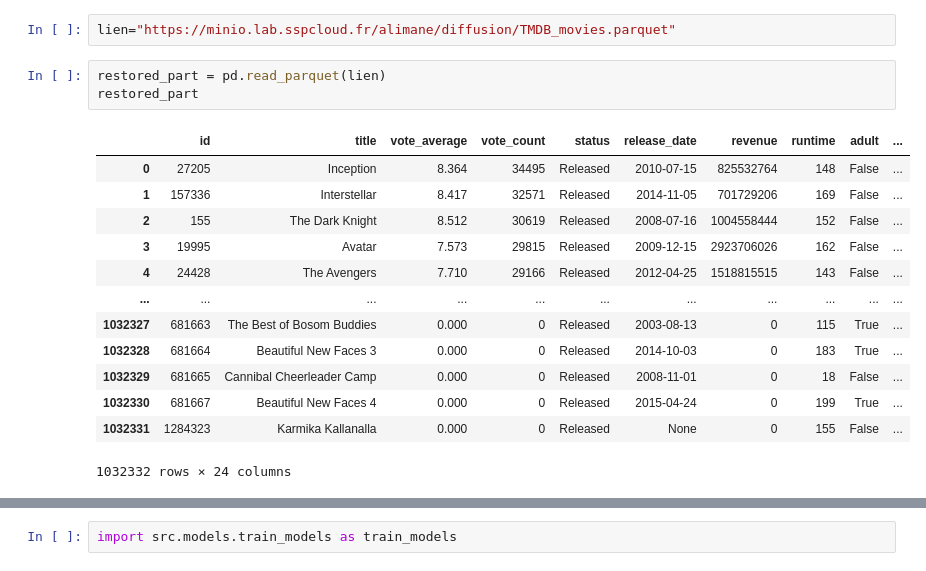
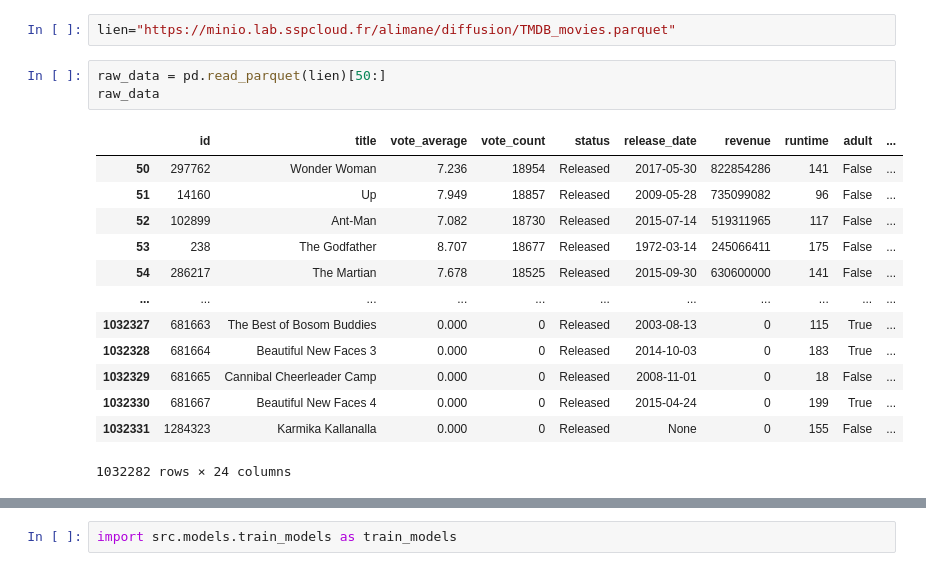
Before and after one commit to jomayans/Projet-Python, a Jupyter notebook: src/models/Launch_Experiment.ipynb, the cells around one changed output, grey strips where cells are left out. Cells and saved outputs as stored; diff of their text form.

```diff
--- a/Mlflow/Launch_Experiment.ipynb
+++ b/src/models/Launch_Experiment.ipynb
@@ -3,19 +18,19 @@ import pandas as pd
 # %%
 lien="https://minio.lab.sspcloud.fr/alimane/diffusion/TMDB_movies.parquet"
 # %%
-restored_part = pd.read_parquet(lien)
-restored_part
+raw_data = pd.read_parquet(lien)[50:]
+raw_data
 # %% [output]
 |  | id | title | vote_average | vote_count | status | release_date | revenue | runtime | adult | ... |
-| 0 | 27205 | Inception | 8.364 | 34495 | Released | 2010-07-15 | 825532764 | 148 | False | ... |
-| 1 | 157336 | Interstellar | 8.417 | 32571 | Released | 2014-11-05 | 701729206 | 169 | False | ... |
-| 2 | 155 | The Dark Knight | 8.512 | 30619 | Released | 2008-07-16 | 1004558444 | 152 | False | ... |
-| 3 | 19995 | Avatar | 7.573 | 29815 | Released | 2009-12-15 | 2923706026 | 162 | False | ... |
-| 4 | 24428 | The Avengers | 7.710 | 29166 | Released | 2012-04-25 | 1518815515 | 143 | False | ... |
+| 50 | 297762 | Wonder Woman | 7.236 | 18954 | Released | 2017-05-30 | 822854286 | 141 | False | ... |
+| 51 | 14160 | Up | 7.949 | 18857 | Released | 2009-05-28 | 735099082 | 96 | False | ... |
+| 52 | 102899 | Ant-Man | 7.082 | 18730 | Released | 2015-07-14 | 519311965 | 117 | False | ... |
+| 53 | 238 | The Godfather | 8.707 | 18677 | Released | 1972-03-14 | 245066411 | 175 | False | ... |
+| 54 | 286217 | The Martian | 7.678 | 18525 | Released | 2015-09-30 | 630600000 | 141 | False | ... |
 | ... | ... | ... | ... | ... | ... | ... | ... | ... | ... | ... |
 | 1032327 | 681663 | The Best of Bosom Buddies | 0.000 | 0 | Released | 2003-08-13 | 0 | 115 | True | ... |
 | 1032328 | 681664 | Beautiful New Faces 3 | 0.000 | 0 | Released | 2014-10-03 | 0 | 183 | True | ... |
 | 1032329 | 681665 | Cannibal Cheerleader Camp | 0.000 | 0 | Released | 2008-11-01 | 0 | 18 | False | ... |
 | 1032330 | 681667 | Beautiful New Faces 4 | 0.000 | 0 | Released | 2015-04-24 | 0 | 199 | True | ... |
 | 1032331 | 1284323 | Karmika Kallanalla | 0.000 | 0 | Released | None | 0 | 155 | False | ... |
-1032332 rows × 24 columns
+1032282 rows × 24 columns
```
Also changed, not shown: parts of 21 cells of this notebook, 15 other files.
